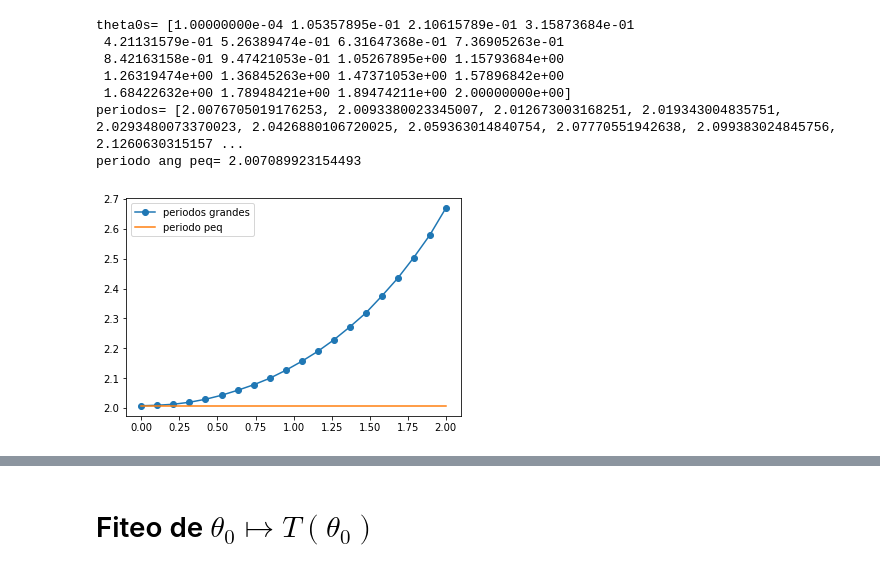
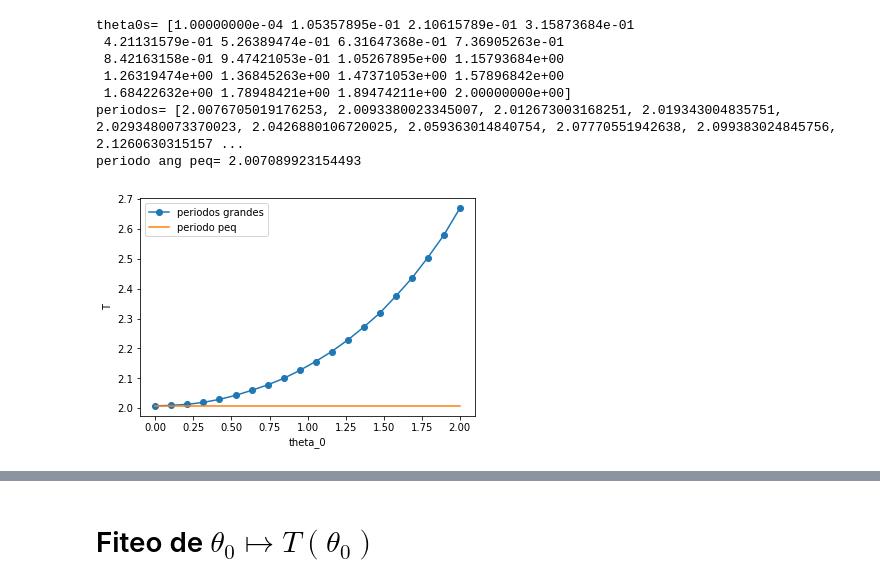
Before and after one commit to acabreraufrj/modelagem, a Jupyter notebook: aulas/Aula8.ipynb, the cells around one changed output, grey strips where cells are left out. Saved outputs shown, nothing was run; the diff lists cells and outputs as text; code cells hidden in the pictures.

```diff
--- a/aulas/Aula8.ipynb
+++ b/aulas/Aula8.ipynb
@@ -180,10 +180,12 @@ periodo ang peq= 2.007089923154493
 # %%
 plt.plot(theta0s, persl, 'o-', label='periodos grandes')
 plt.plot(theta0s, [Tp for t in theta0s], label='periodo peq')
+plt.xlabel('theta_0')
+plt.ylabel('T')
 plt.legend(loc='best')
 plt.show()
 # %% [output]
-[figure, old version]
+[figure, new version]
 # %%
 #graficamos as solucoes theta(t) para comparar com o coseno
 from pylab import *
```
Also changed, not shown: parts of 6 cells of this notebook, 1 other file.
